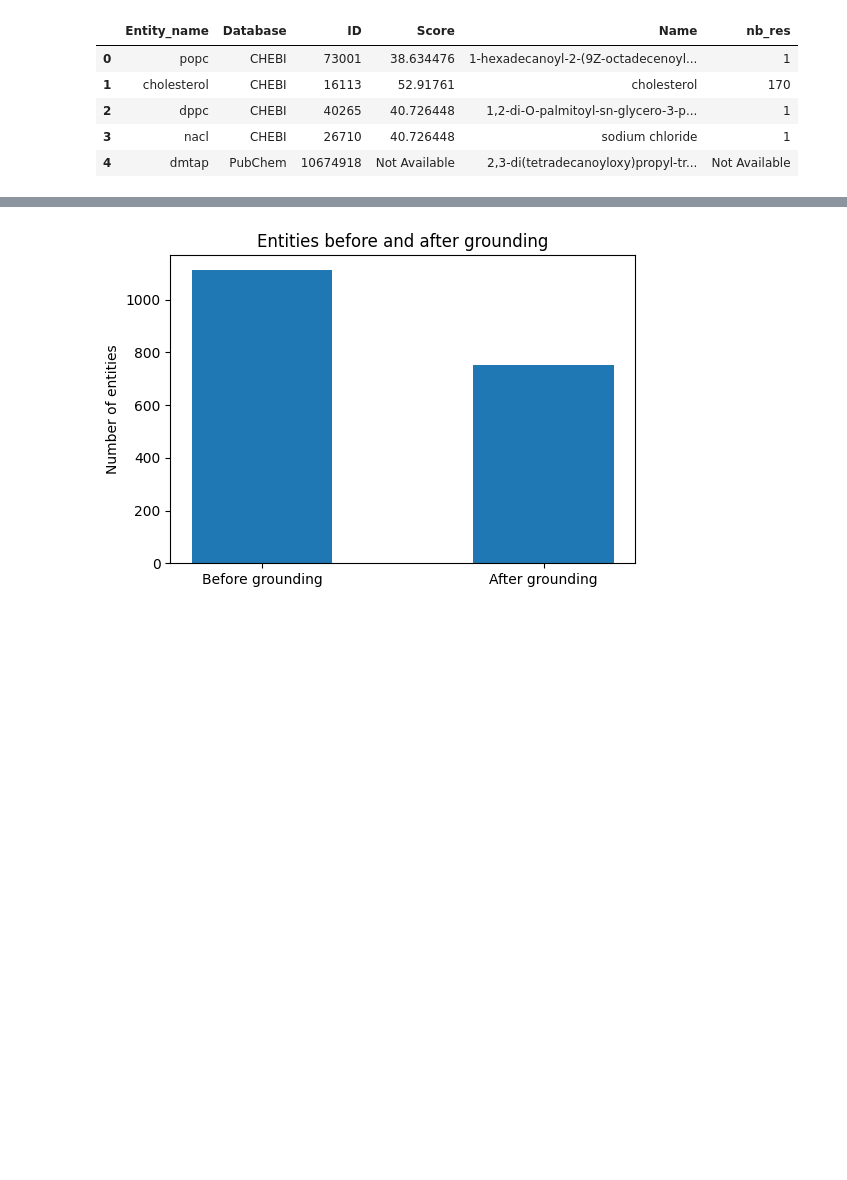
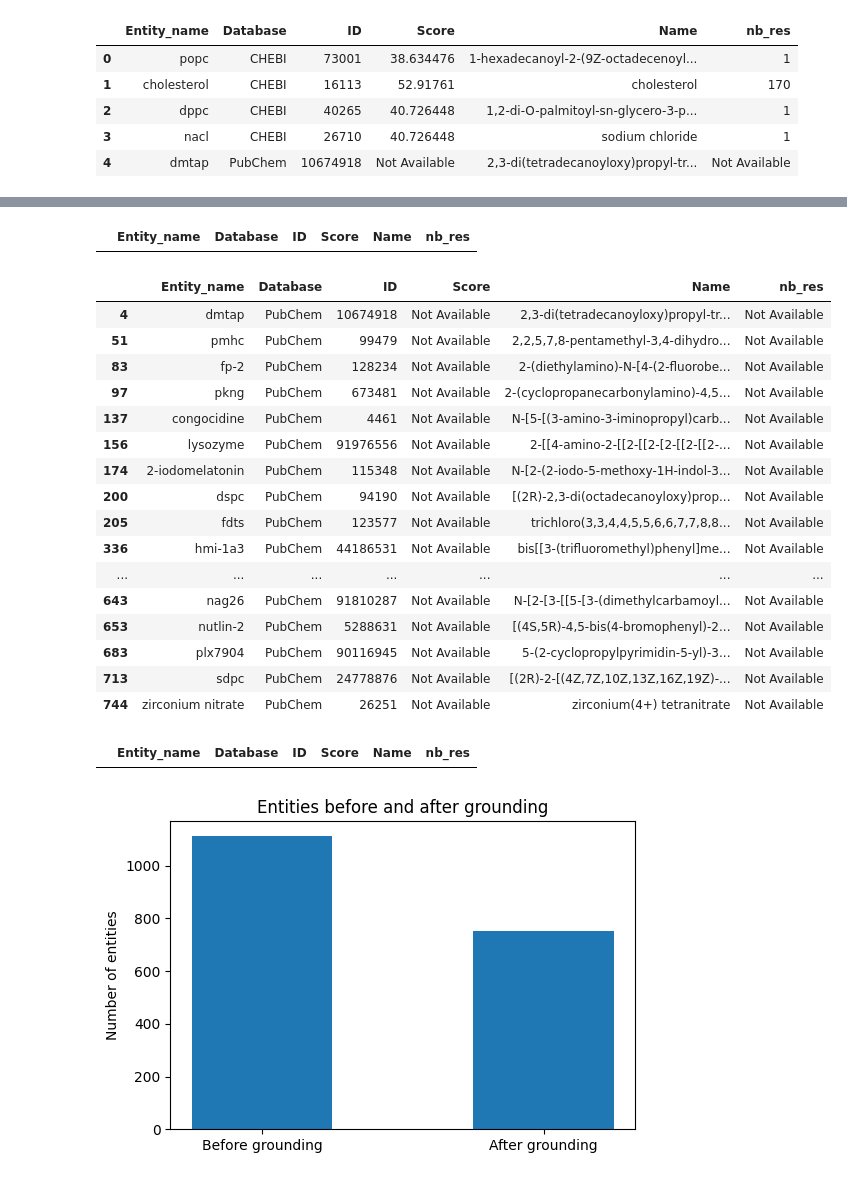
Before and after one commit to MDverse/mdverse_entity_norm, a Jupyter notebook: notebooks/mollecule_grounding_stats.ipynb, the cells around one changed output, grey strips where cells are left out. Saved outputs shown, nothing was run; the diff lists cells and outputs as text; code cells hidden in the pictures; blank space fills up the shorter version.

```diff
--- a/notebooks/mollecule_grounding_stats.ipynb
+++ b/notebooks/mollecule_grounding_stats.ipynb
@@ -63 +110,37 @@ Text(0.5, 1.0, 'Pourcentages of entities per type')
+# %%
+# Extractin the Gilda entities
+Gilda_grounded_entities = grounded_results[grounded_results["Database"] == "GILDA"]
+Gilda_grounded_entities
+# %% [output]
+|  | Entity_name | Database | ID | Score | Name | nb_res |
+# %%
+# Extractin the PubChem entities
+Pubchem_grounded_entities = grounded_results[grounded_results["Database"] == "PubChem"]
+Pubchem_grounded_entities
+# %% [output]
+|  | Entity_name | Database | ID | Score | Name | nb_res |
+| 4 | dmtap | PubChem | 10674918 | Not Available | 2,3-di(tetradecanoyloxy)propyl-tr... | Not Available |
+| 51 | pmhc | PubChem | 99479 | Not Available | 2,2,5,7,8-pentamethyl-3,4-dihydro... | Not Available |
+| 83 | fp-2 | PubChem | 128234 | Not Available | 2-(diethylamino)-N-[4-(2-fluorobe... | Not Available |
+| 97 | pkng | PubChem | 673481 | Not Available | 2-(cyclopropanecarbonylamino)-4,5... | Not Available |
+| 137 | congocidine | PubChem | 4461 | Not Available | N-[5-[(3-amino-3-iminopropyl)carb... | Not Available |
+| 156 | lysozyme | PubChem | 91976556 | Not Available | 2-[[4-amino-2-[[2-[[2-[2-[[2-[[2-... | Not Available |
+| 174 | 2-iodomelatonin | PubChem | 115348 | Not Available | N-[2-(2-iodo-5-methoxy-1H-indol-3... | Not Available |
+| 200 | dspc | PubChem | 94190 | Not Available | [(2R)-2,3-di(octadecanoyloxy)prop... | Not Available |
+| 205 | fdts | PubChem | 123577 | Not Available | trichloro(3,3,4,4,5,5,6,6,7,7,8,8... | Not Available |
+| 336 | hmi-1a3 | PubChem | 44186531 | Not Available | bis[[3-(trifluoromethyl)phenyl]me... | Not Available |
+| ... | ... | ... | ... | ... | ... | ... |
+| 643 | nag26 | PubChem | 91810287 | Not Available | N-[2-[3-[[5-[3-(dimethylcarbamoyl... | Not Available |
+| 653 | nutlin-2 | PubChem | 5288631 | Not Available | [(4S,5R)-4,5-bis(4-bromophenyl)-2... | Not Available |
+| 683 | plx7904 | PubChem | 90116945 | Not Available | 5-(2-cyclopropylpyrimidin-5-yl)-3... | Not Available |
+| 713 | sdpc | PubChem | 24778876 | Not Available | [(2R)-2-[(4Z,7Z,10Z,13Z,16Z,19Z)-... | Not Available |
+| 744 | zirconium nitrate | PubChem | 26251 | Not Available | zirconium(4+) tetranitrate | Not Available |
+# %%
+# Extractin the Sequence entities
+sequence_grounded_entities = grounded_results[
+    grounded_results["Database"] == "SEQUENCE"
+]
+sequence_grounded_entities
+# %% [output]
+|  | Entity_name | Database | ID | Score | Name | nb_res |
 # %%
```
Also changed, not shown: parts of 6 cells of this notebook.
